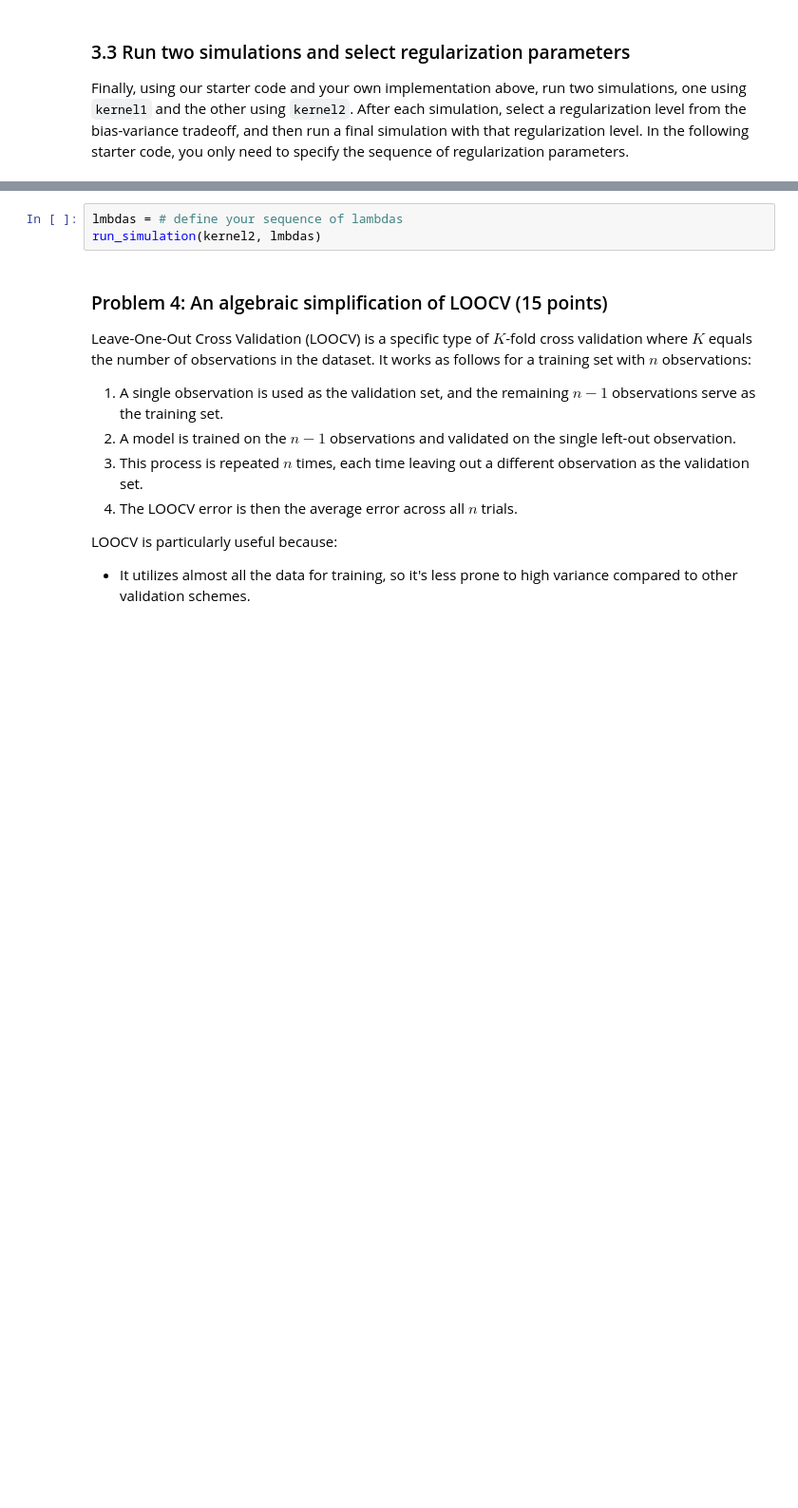
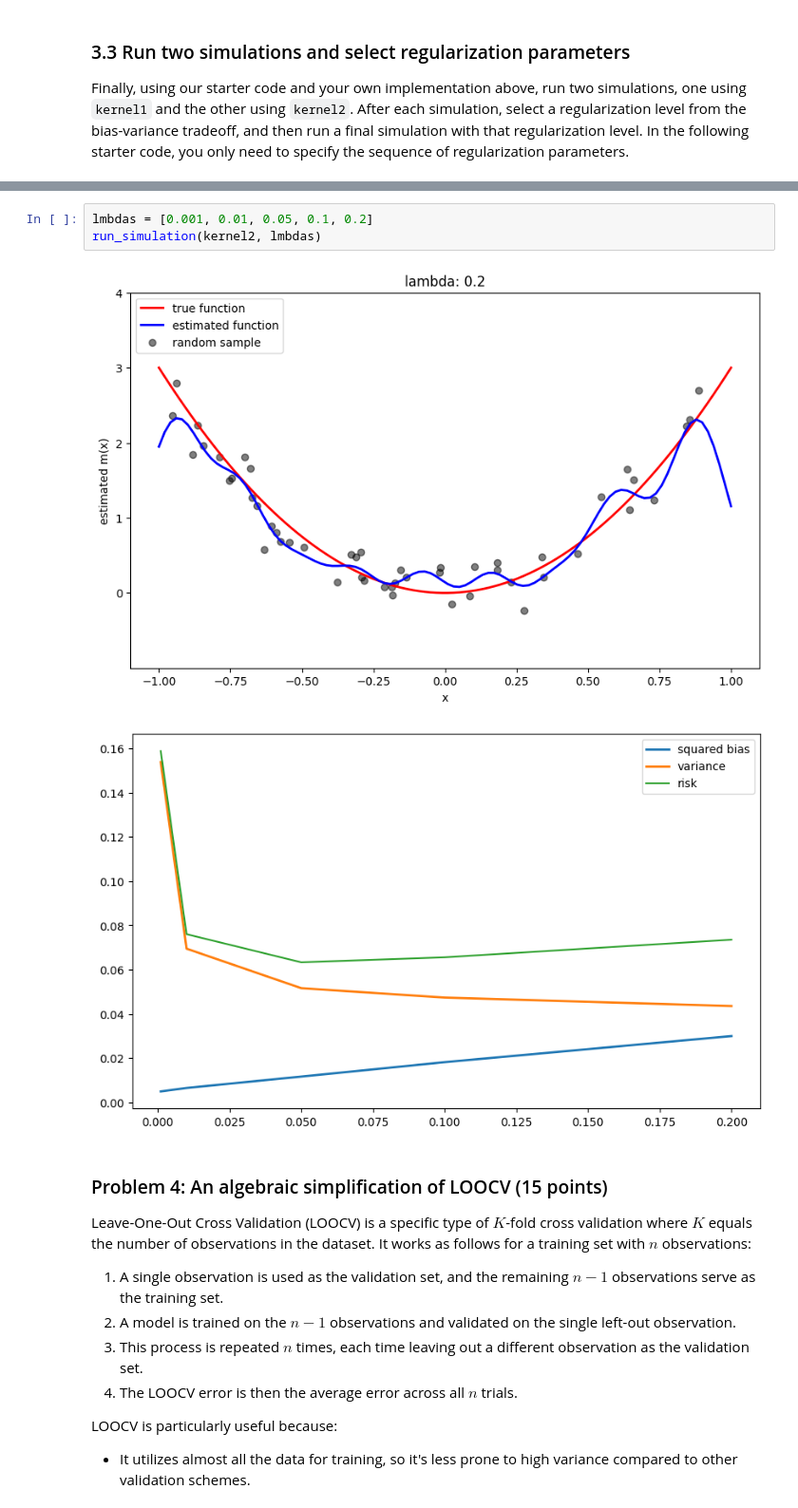
Before and after one commit to GITANO1031/6650, a Jupyter notebook: assignments/assn1/assn1.ipynb, the cells around one changed output, grey strips where cells are left out. Shown at 95% size. Cells and saved outputs as stored; diff of their text form; blank space fills up the shorter version.

```diff
--- a/assignments/assn1/assn1.ipynb
+++ b/assignments/assn1/assn1.ipynb
@@ -306,6 +317,9 @@ run_simulation(kernel1, [lambda_hat], show_bias_variance=False)
-# %%
-lmbdas = # define your sequence of lambdas
-run_simulation(kernel2, lmbdas)
+# %%
+lmbdas = [0.001, 0.01, 0.05, 0.1, 0.2]
+run_simulation(kernel2, lmbdas)
+# %% [output]
+[figure, added]
+[figure, added]
 # %% [markdown]
 ### Problem 4: An algebraic simplification of LOOCV (15 points)
 
```
Also changed, not shown: parts of 7 cells of this notebook.
